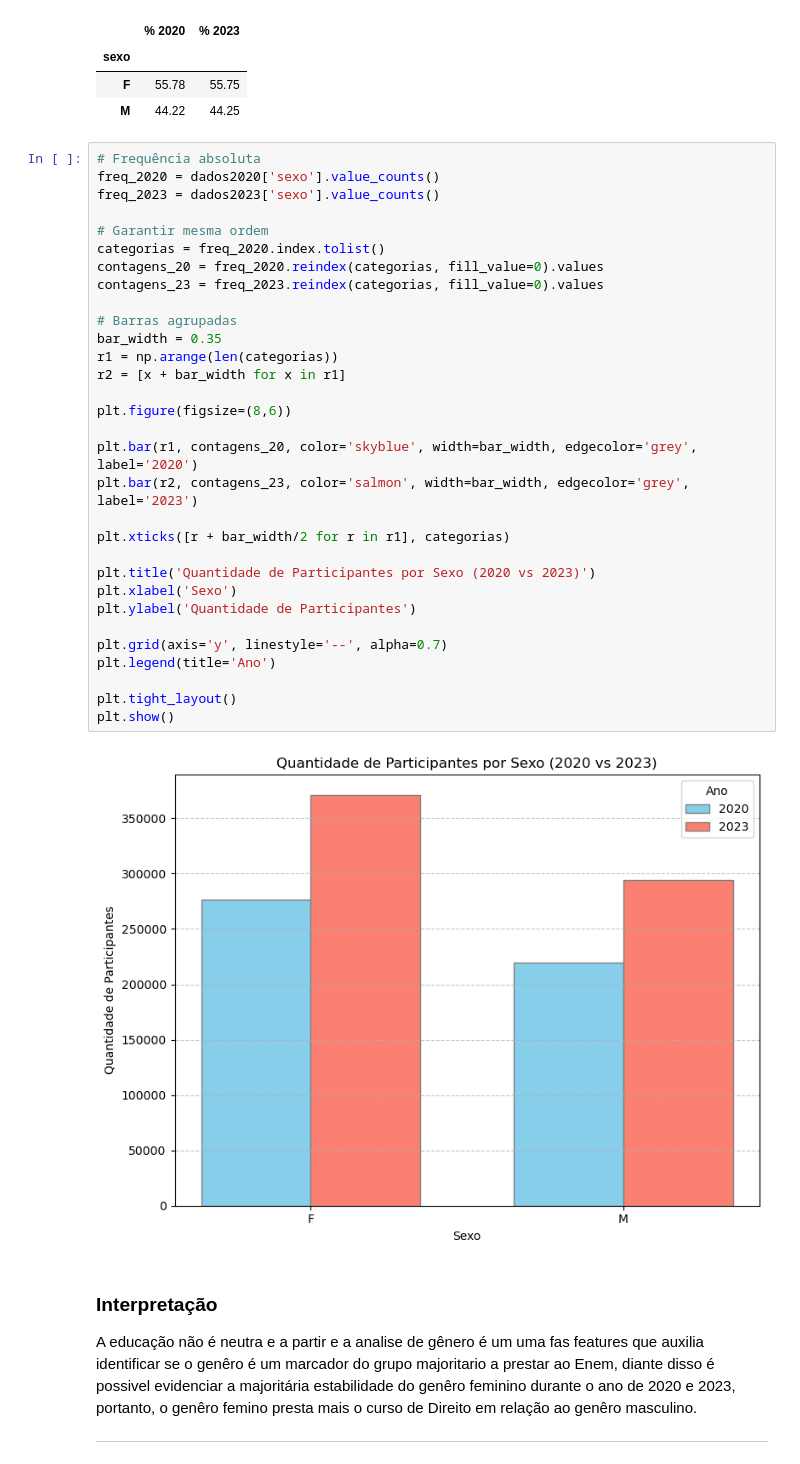
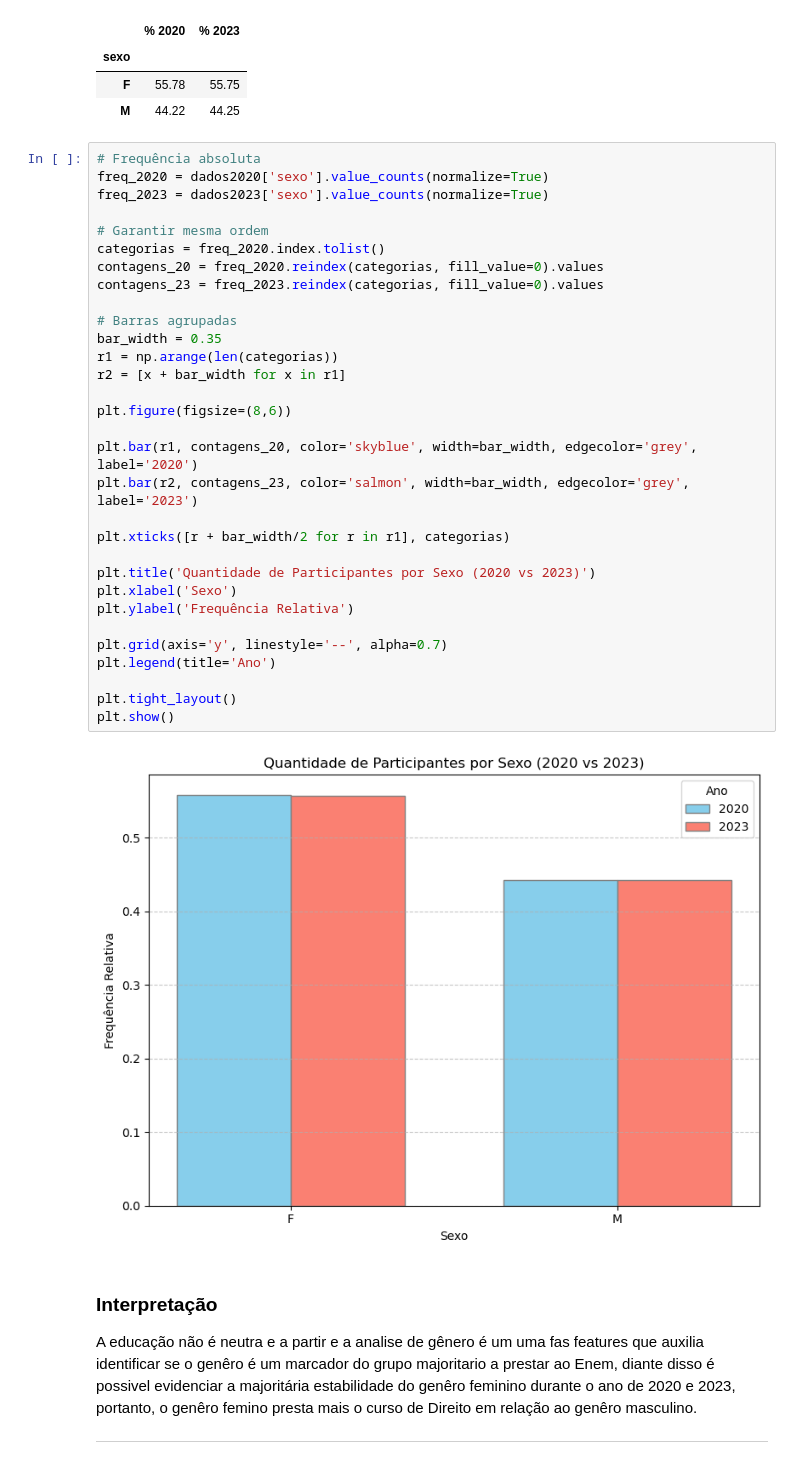
Before and after one commit to AllineOliveira/Projeto-2-Cdados, a Jupyter notebook: Projeto 2 - Grupo 6 2.ipynb, the cells around one changed output. Saved outputs shown, nothing was run; the diff lists cells and outputs as text.

```diff
--- a/Projeto 2 - Grupo 6 2.ipynb
+++ b/Projeto 2 - Grupo 6 2.ipynb
@@ -1024,37 +1025,37 @@ display(tabela_sexo)
 | M | 44.22 | 44.25 |
 # %%
 # Frequência absoluta
-freq_2020 = dados2020['sexo'].value_counts()
-freq_2023 = dados2023['sexo'].value_counts()
+freq_2020 = dados2020['sexo'].value_counts(normalize=True)
+freq_2023 = dados2023['sexo'].value_counts(normalize=True)
 
 # Garantir mesma ordem
 categorias = freq_2020.index.tolist()
 contagens_20 = freq_2020.reindex(categorias, fill_value=0).values
 contagens_23 = freq_2023.reindex(categorias, fill_value=0).values
 
 # Barras agrupadas
 bar_width = 0.35
 r1 = np.arange(len(categorias))
 r2 = [x + bar_width for x in r1]
 
 plt.figure(figsize=(8,6))
 
 plt.bar(r1, contagens_20, color='skyblue', width=bar_width, edgecolor='grey', label='2020')
 plt.bar(r2, contagens_23, color='salmon', width=bar_width, edgecolor='grey', label='2023')
 
 plt.xticks([r + bar_width/2 for r in r1], categorias)
 
 plt.title('Quantidade de Participantes por Sexo (2020 vs 2023)')
 plt.xlabel('Sexo')
-plt.ylabel('Quantidade de Participantes')
+plt.ylabel('Frequência Relativa')
 
 plt.grid(axis='y', linestyle='--', alpha=0.7)
 plt.legend(title='Ano')
 
 plt.tight_layout()
 plt.show()
 # %% [output]
-[figure, old version]
+[figure, new version]
 # %% [markdown]
 ### Interpretação
 
```
Also changed, not shown: parts of 26 cells of this notebook.
